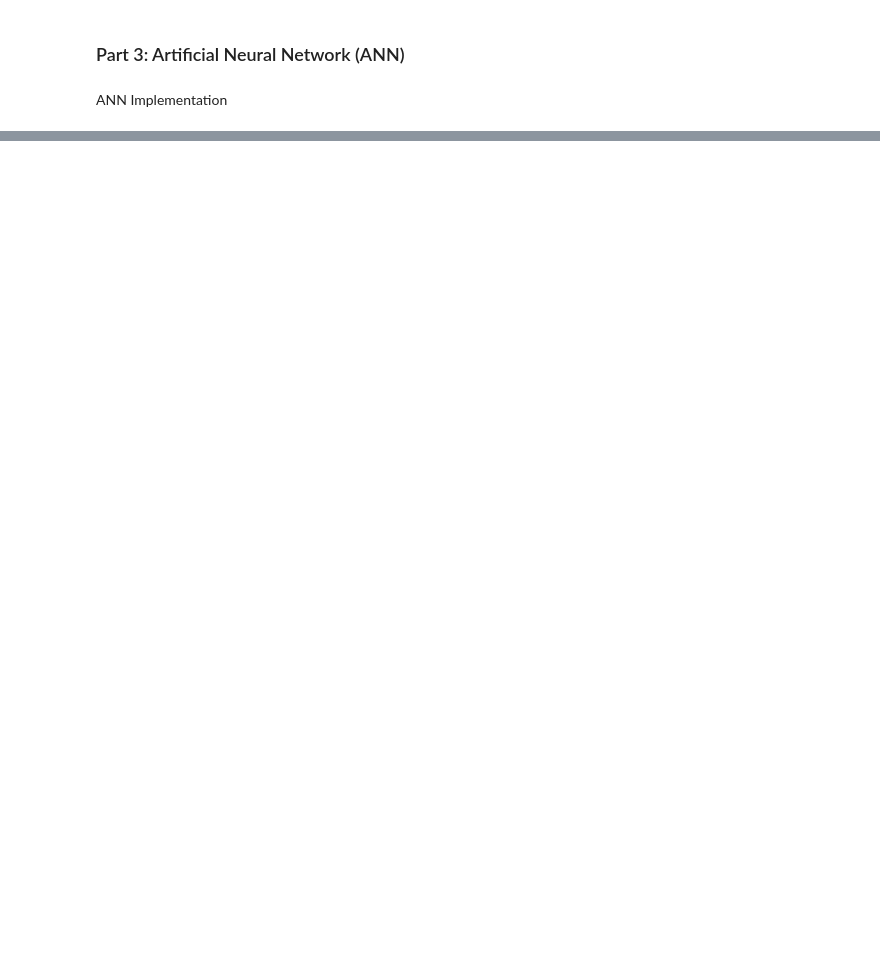
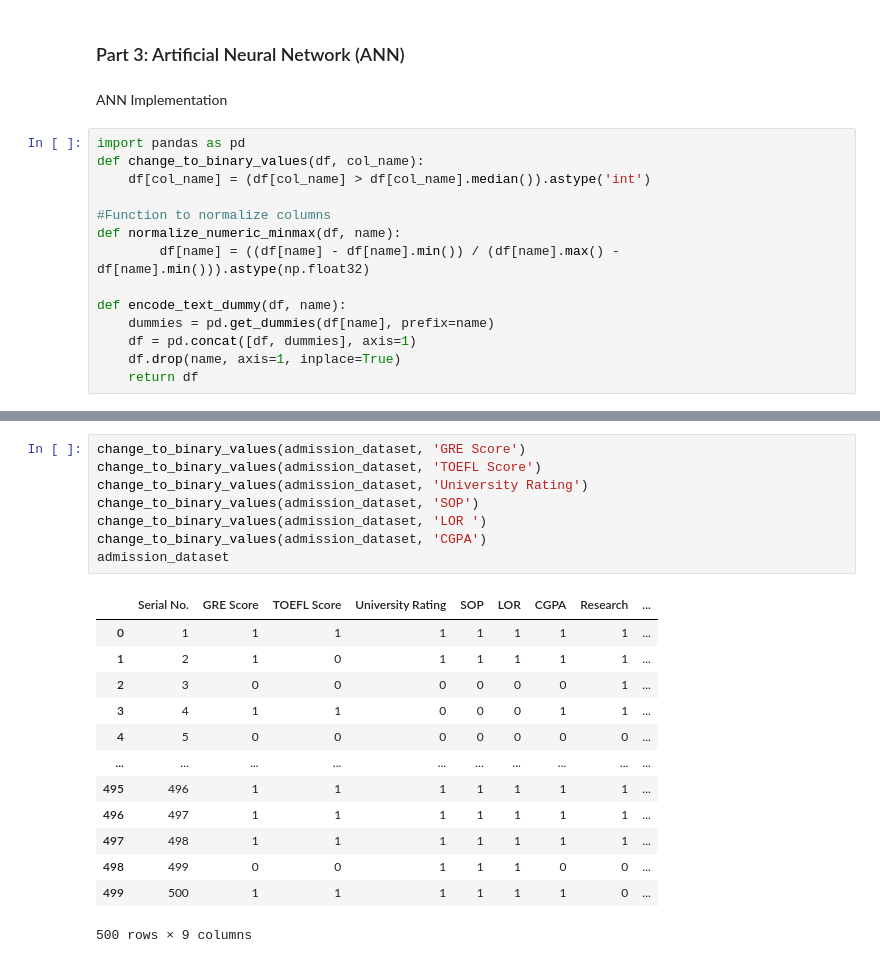
Before and after one commit to OtaSteven/CSC177_Proj, a Jupyter notebook: cluster_analysis/cluster_analysis.ipynb, the cells around one changed output, grey strips where cells are left out. Saved outputs shown, nothing was run; the diff lists cells and outputs as text; blank space fills up the shorter version.

```diff
--- a/cluster_analysis/cluster_analysis.ipynb
+++ b/cluster_analysis/cluster_analysis.ipynb
@@ -313,3 +317,17 @@ print(vectorizer.get_feature_names_out())
 ### Part 3:  Artificial Neural Network (ANN)
 # %% [markdown]
 ANN Implementation
+# %%
+import pandas as pd
+def change_to_binary_values(df, col_name):
+    df[col_name] = (df[col_name] > df[col_name].median()).astype('int')
+
+#Function to normalize columns
+def normalize_numeric_minmax(df, name):
+        df[name] = ((df[name] - df[name].min()) / (df[name].max() - df[name].min())).astype(np.float32)
+
+def encode_text_dummy(df, name):
+    dummies = pd.get_dummies(df[name], prefix=name)
+    df = pd.concat([df, dummies], axis=1)
+    df.drop(name, axis=1, inplace=True)
+    return df
@@ -315,0 +352,22 @@ ANN Implementation
+# %%
+change_to_binary_values(admission_dataset, 'GRE Score')
+change_to_binary_values(admission_dataset, 'TOEFL Score')
+change_to_binary_values(admission_dataset, 'University Rating')
+change_to_binary_values(admission_dataset, 'SOP')
+change_to_binary_values(admission_dataset, 'LOR ')
+change_to_binary_values(admission_dataset, 'CGPA')
+admission_dataset
+# %% [output]
+|  | Serial No. | GRE Score | TOEFL Score | University Rating | SOP | LOR | CGPA | Research | ... |
+| 0 | 1 | 1 | 1 | 1 | 1 | 1 | 1 | 1 | ... |
+| 1 | 2 | 1 | 0 | 1 | 1 | 1 | 1 | 1 | ... |
+| 2 | 3 | 0 | 0 | 0 | 0 | 0 | 0 | 1 | ... |
+| 3 | 4 | 1 | 1 | 0 | 0 | 0 | 1 | 1 | ... |
+| 4 | 5 | 0 | 0 | 0 | 0 | 0 | 0 | 0 | ... |
+| ... | ... | ... | ... | ... | ... | ... | ... | ... | ... |
+| 495 | 496 | 1 | 1 | 1 | 1 | 1 | 1 | 1 | ... |
+| 496 | 497 | 1 | 1 | 1 | 1 | 1 | 1 | 1 | ... |
+| 497 | 498 | 1 | 1 | 1 | 1 | 1 | 1 | 1 | ... |
+| 498 | 499 | 0 | 0 | 1 | 1 | 1 | 0 | 0 | ... |
+| 499 | 500 | 1 | 1 | 1 | 1 | 1 | 1 | 0 | ... |
+500 rows × 9 columns
```
Also changed, not shown: parts of 26 cells of this notebook, 1 other file.
